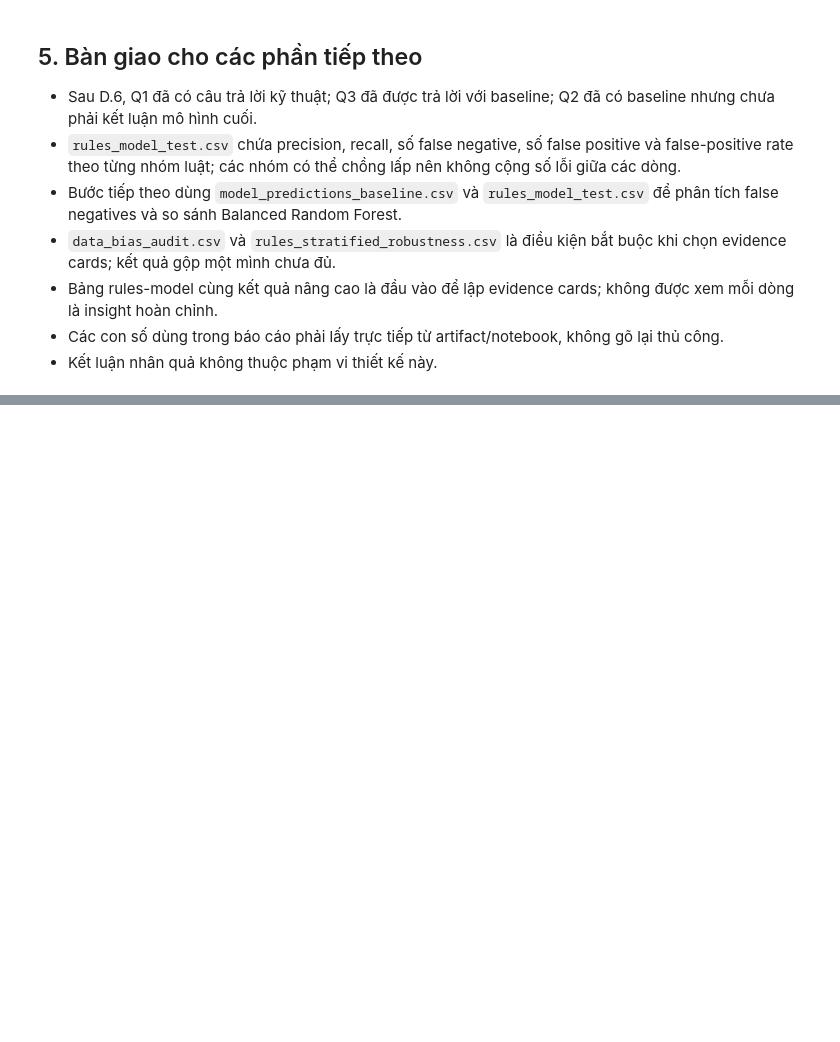
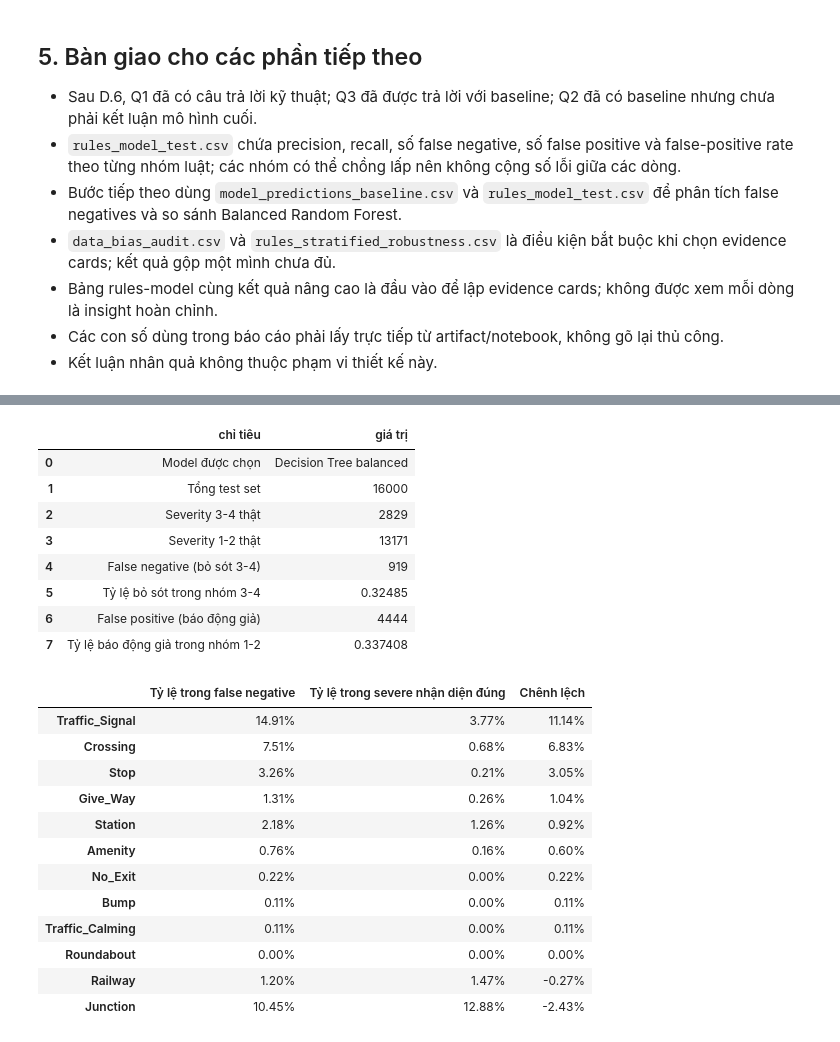
Before and after one commit to Banh-ntat/nhom-3-do-an, a Jupyter notebook: phan-tich-tong-hop.ipynb, the cells around one changed output, grey strips where cells are left out. Saved outputs shown, nothing was run; the diff lists cells and outputs as text; code cells hidden in the pictures; blank space fills up the shorter version.

Commit message:
feat(analysis): add BRF results and update analysis

```diff
--- a/phan-tich-tong-hop.ipynb
+++ b/phan-tich-tong-hop.ipynb
@@ -256,0 +264,76 @@ print('Đã lưu bảng trung tâm:', ARTIFACT_DIR / 'rules_model_test.csv')
+# %%
+import numpy as np
+import matplotlib.pyplot as plt
+import seaborn as sns
+from do_an.analysis_core import INFRASTRUCTURE_ITEMS
+
+error_analysis = predictions.merge(
+    data_with_split.loc[data_with_split["split"] == "test", ["ID"] + CLASSIFICATION_FEATURES],
+    on="ID",
+    how="left",
+    validate="one_to_one",
+)
+
+fn_mask = error_analysis["is_false_negative_severe"] == 1
+fp_mask = error_analysis["is_false_positive_severe"] == 1
+df_fn = error_analysis[fn_mask]
+df_correct_severe = error_analysis[(error_analysis["is_severe"] == 1) & (~fn_mask)]
+
+n_severe_true = (error_analysis["is_severe"] == 1).sum()
+n_nonsevere_true = (error_analysis["is_severe"] == 0).sum()
+
+error_summary = pd.DataFrame({
+    "chỉ tiêu": [
+        "Model được chọn", "Tổng test set", "Severity 3-4 thật", "Severity 1-2 thật",
+        "False negative (bỏ sót 3-4)", "Tỷ lệ bỏ sót trong nhóm 3-4",
+        "False positive (báo động giả)", "Tỷ lệ báo động giả trong nhóm 1-2",
+    ],
+    "giá trị": [
+        search_summary["selected_model"], len(error_analysis), n_severe_true, n_nonsevere_true,
+        int(fn_mask.sum()), fn_mask.sum() / max(n_severe_true, 1),
+        int(fp_mask.sum()), fp_mask.sum() / max(n_nonsevere_true, 1),
+    ],
+})
+display(error_summary)
+
+infra_comparison = pd.DataFrame({
+    "Tỷ lệ trong false negative": df_fn[INFRASTRUCTURE_ITEMS].mean(),
+    "Tỷ lệ trong severe nhận diện đúng": df_correct_severe[INFRASTRUCTURE_ITEMS].mean(),
+})
+infra_comparison["Chênh lệch"] = (
+    infra_comparison["Tỷ lệ trong false negative"] - infra_comparison["Tỷ lệ trong severe nhận diện đúng"]
+)
+display(infra_comparison.sort_values("Chênh lệch", ascending=False).style.format("{:.2%}"))
+
+fn_by_source = error_analysis.groupby("Source", observed=True).apply(
+    lambda g: pd.Series({
+        "n_severe": (g["is_severe"] == 1).sum(),
+        "n_false_negative": (g["is_false_negative_severe"] == 1).sum(),
+        "fn_rate_trong_severe": g["is_false_negative_severe"].sum() / max((g["is_severe"] == 1).sum(), 1),
+    }),
+    include_groups=False,
+)
+display(fn_by_source.style.format({"fn_rate_trong_severe": "{:.2%}"}))
+# %% [output]
+|  | chỉ tiêu | giá trị |
+| 0 | Model được chọn | Decision Tree balanced |
+| 1 | Tổng test set | 16000 |
+| 2 | Severity 3-4 thật | 2829 |
+| 3 | Severity 1-2 thật | 13171 |
+| 4 | False negative (bỏ sót 3-4) | 919 |
+| 5 | Tỷ lệ bỏ sót trong nhóm 3-4 | 0.32485 |
+| 6 | False positive (báo động giả) | 4444 |
+| 7 | Tỷ lệ báo động giả trong nhóm 1-2 | 0.337408 |
+|  | Tỷ lệ trong false negative | Tỷ lệ trong severe nhận diện đúng | Chênh lệch |
+| Traffic_Signal | 14.91% | 3.77% | 11.14% |
+| Crossing | 7.51% | 0.68% | 6.83% |
+| Stop | 3.26% | 0.21% | 3.05% |
+| Give_Way | 1.31% | 0.26% | 1.04% |
+| Station | 2.18% | 1.26% | 0.92% |
+| Amenity | 0.76% | 0.16% | 0.60% |
+| No_Exit | 0.22% | 0.00% | 0.22% |
+| Bump | 0.11% | 0.00% | 0.11% |
+| Traffic_Calming | 0.11% | 0.00% | 0.11% |
+| Roundabout | 0.00% | 0.00% | 0.00% |
+| Railway | 1.20% | 1.47% | -0.27% |
+| Junction | 10.45% | 12.88% | -2.43% |
```
Also changed, not shown: parts of 14 cells of this notebook, 22 other files.
